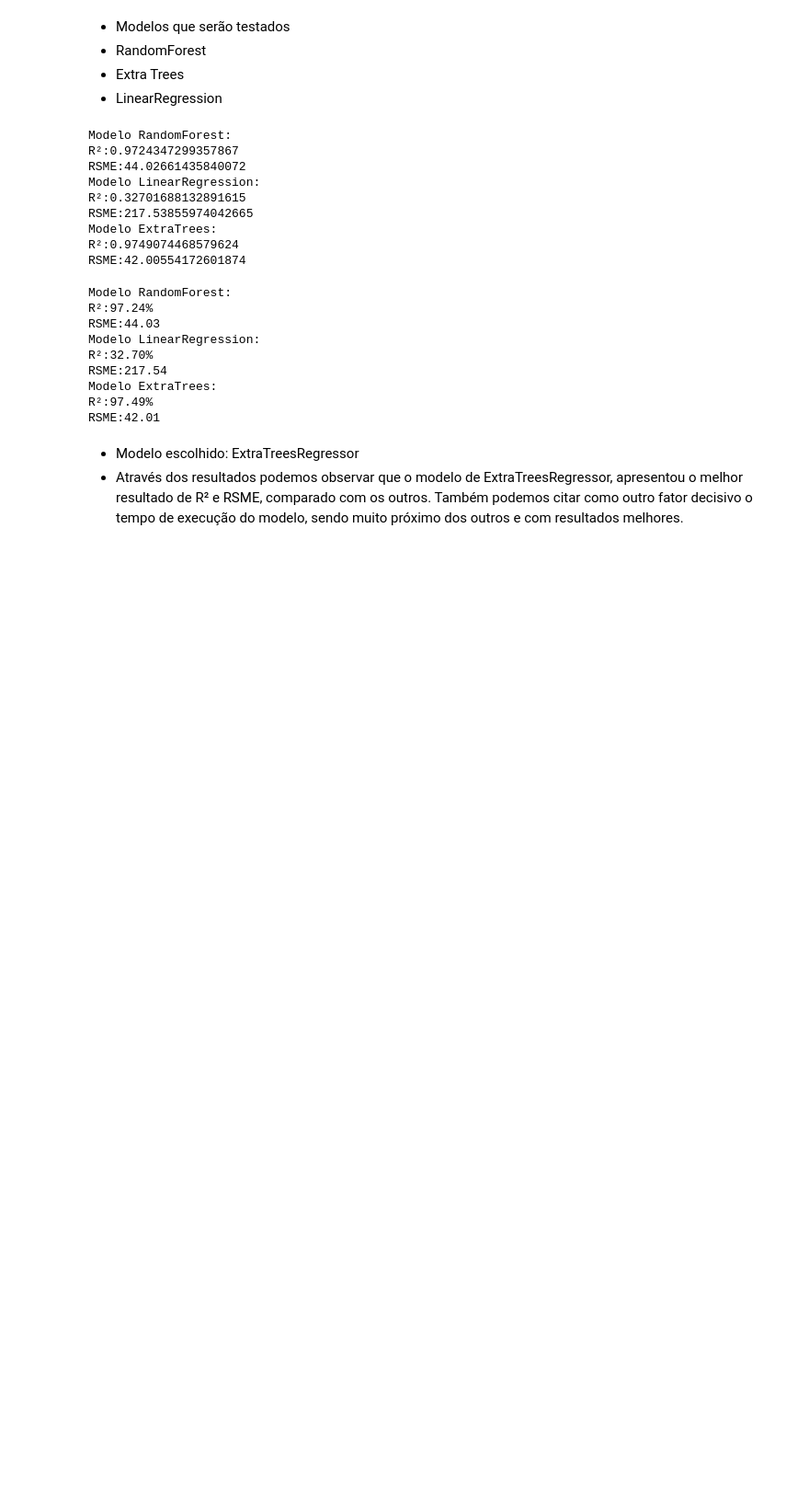
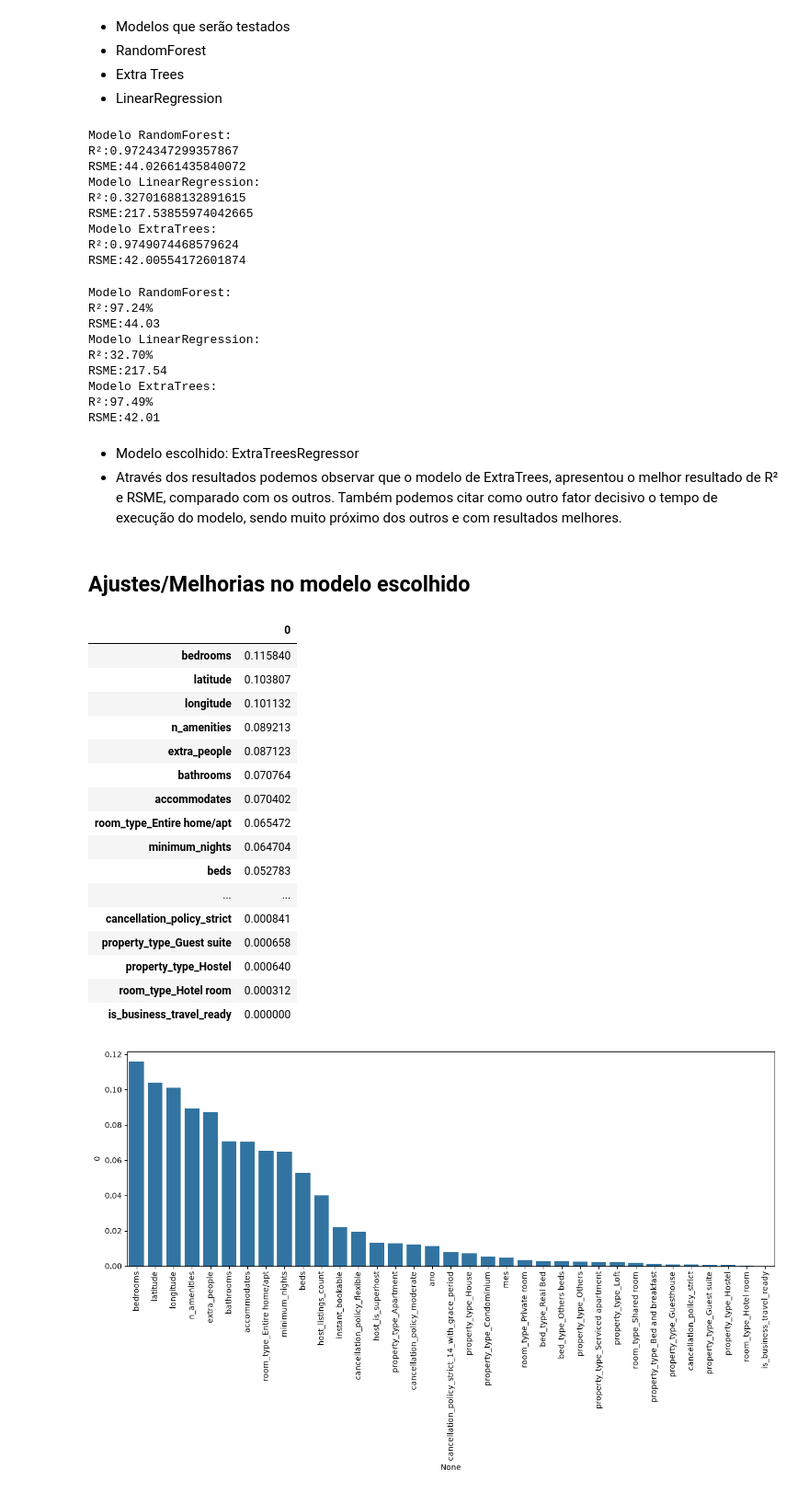
Before and after one commit to caioluizribeirochaves/Projeto-Data-Science, a Jupyter notebook: Solucao-Airbnb-Rio.ipynb, the cells around one changed output. Shown at 92% size. Saved outputs shown, nothing was run; the diff lists cells and outputs as text; code cells hidden in the pictures; blank space fills up the shorter version.

```diff
--- a/Solucao-Airbnb-Rio.ipynb
+++ b/Solucao-Airbnb-Rio.ipynb
@@ -649,4 +649,33 @@ R²:97.49%
 RSME:42.01
 # %% [markdown]
 - Modelo escolhido: ExtraTreesRegressor
-- Através dos resultados podemos observar que o modelo de ExtraTreesRegressor, apresentou o melhor resultado de R² e RSME, comparado com os outros. Também podemos citar como outro fator decisivo o tempo de execução do modelo, sendo muito próximo dos outros e com resultados melhores.
+- Através dos resultados podemos observar que o modelo de ExtraTrees, apresentou o melhor resultado de R² e RSME, comparado com os outros. Também podemos citar como outro fator decisivo o tempo de execução do modelo, sendo muito próximo dos outros e com resultados melhores.
+# %% [markdown]
+## Ajustes/Melhorias no modelo escolhido
+# %%
+importance_features = pd.DataFrame(modelo_extrat.feature_importances_, x_train.columns)
+importance_features = importance_features.sort_values(by=0, ascending=False)
+display(importance_features)
+
+plt.figure(figsize=(15, 5))
+ax = sns.barplot(x=importance_features.index,y=importance_features[0])
+ax.tick_params(axis='x', rotation=90)
+# %% [output]
+|  | 0 |
+| bedrooms | 0.115840 |
+| latitude | 0.103807 |
+| longitude | 0.101132 |
+| n_amenities | 0.089213 |
+| extra_people | 0.087123 |
+| bathrooms | 0.070764 |
+| accommodates | 0.070402 |
+| room_type_Entire home/apt | 0.065472 |
+| minimum_nights | 0.064704 |
+| beds | 0.052783 |
+| ... | ... |
+| cancellation_policy_strict | 0.000841 |
+| property_type_Guest suite | 0.000658 |
+| property_type_Hostel | 0.000640 |
+| room_type_Hotel room | 0.000312 |
+| is_business_travel_ready | 0.000000 |
+[figure, added]
```
